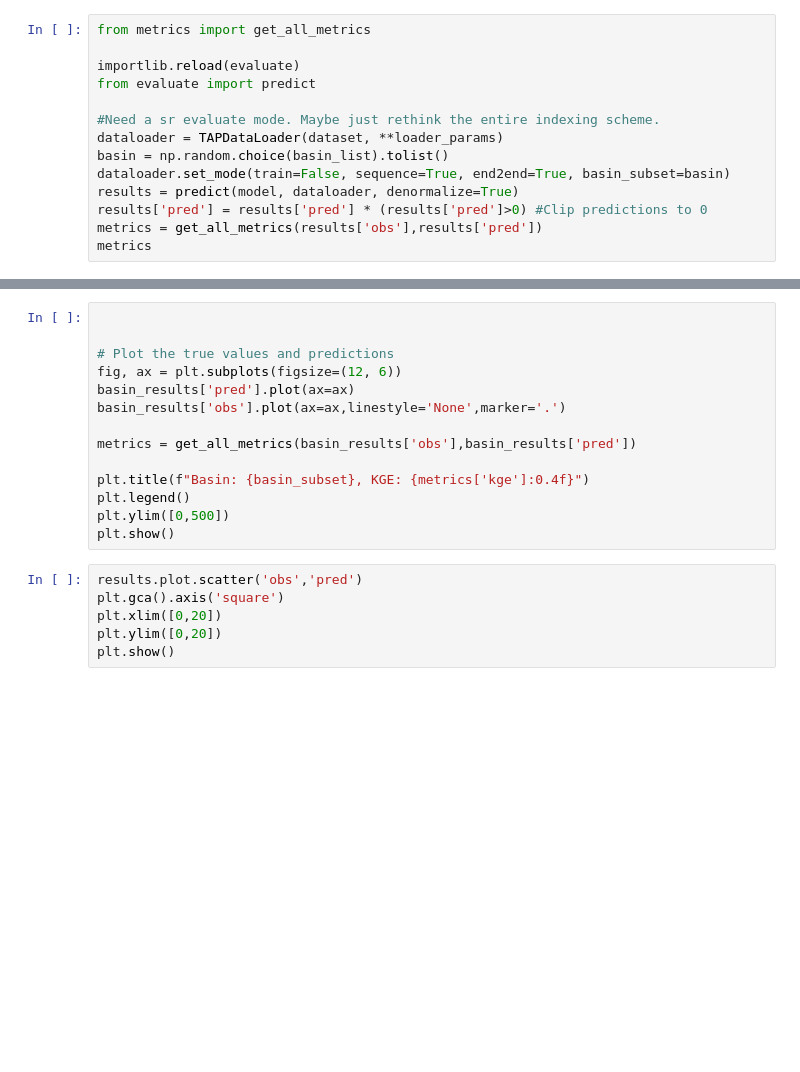
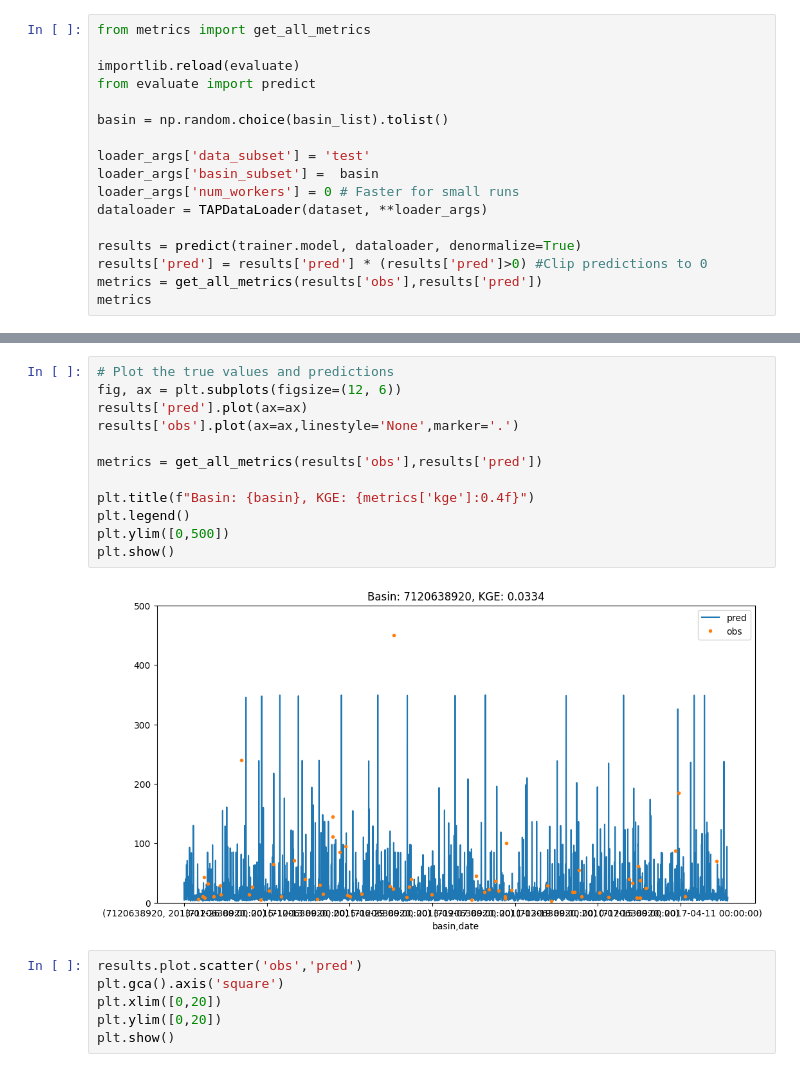
Before and after one commit to Fluvial-UMass/swot-ml, a Jupyter notebook: src/TAPTLSTM.ipynb, the cells around one changed output, grey strips where cells are left out. Cells and saved outputs as stored; diff of their text form; blank space fills up the shorter version.

```diff
--- a/src/TAPTLSTM.ipynb
+++ b/src/TAPTLSTM.ipynb
@@ -105,11 +94,14 @@ from metrics import get_all_metrics
 importlib.reload(evaluate)
 from evaluate import predict
 
-#Need a sr evaluate mode. Maybe just rethink the entire indexing scheme.
-dataloader = TAPDataLoader(dataset, **loader_params)
 basin = np.random.choice(basin_list).tolist()
-dataloader.set_mode(train=False, sequence=True, end2end=True, basin_subset=basin)
-results = predict(model, dataloader, denormalize=True)
+
+loader_args['data_subset'] = 'test'
+loader_args['basin_subset'] =  basin
+loader_args['num_workers'] = 0 # Faster for small runs
+dataloader = TAPDataLoader(dataset, **loader_args)
+
+results = predict(trainer.model, dataloader, denormalize=True)
 results['pred'] = results['pred'] * (results['pred']>0) #Clip predictions to 0
 metrics = get_all_metrics(results['obs'],results['pred'])
 metrics
@@ -116,17 +132,17 @@ metrics
 # %%
-
-
 # Plot the true values and predictions
 fig, ax = plt.subplots(figsize=(12, 6))
-basin_results['pred'].plot(ax=ax)
-basin_results['obs'].plot(ax=ax,linestyle='None',marker='.')
+results['pred'].plot(ax=ax)
+results['obs'].plot(ax=ax,linestyle='None',marker='.')
 
-metrics = get_all_metrics(basin_results['obs'],basin_results['pred'])
+metrics = get_all_metrics(results['obs'],results['pred'])
 
-plt.title(f"Basin: {basin_subset}, KGE: {metrics['kge']:0.4f}")
+plt.title(f"Basin: {basin}, KGE: {metrics['kge']:0.4f}")
 plt.legend()
 plt.ylim([0,500])
 plt.show()
+# %% [output]
+[figure, added]
 # %%
 results.plot.scatter('obs','pred')
 plt.gca().axis('square')
```
Also changed, not shown: parts of 11 cells of this notebook, 5 other files.
